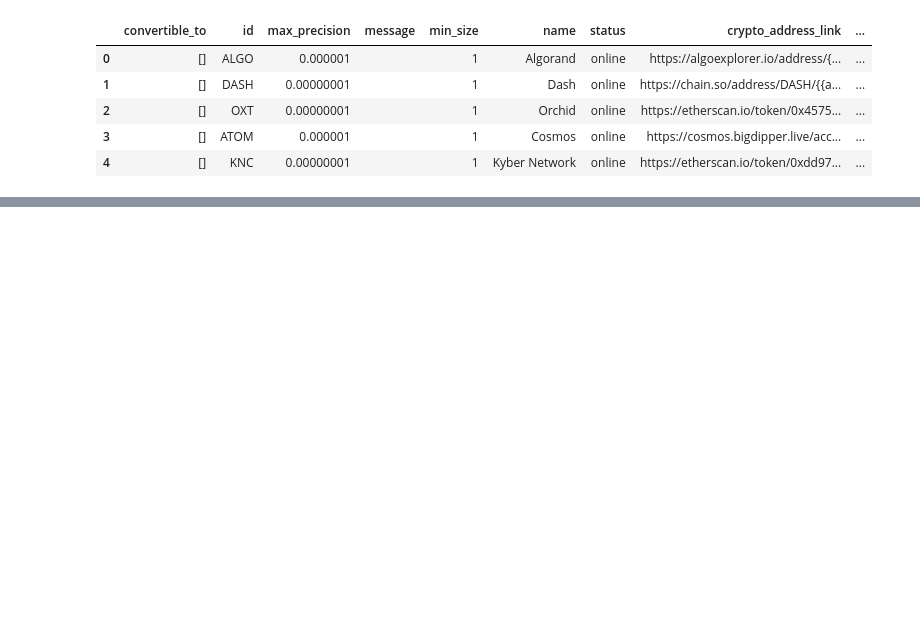
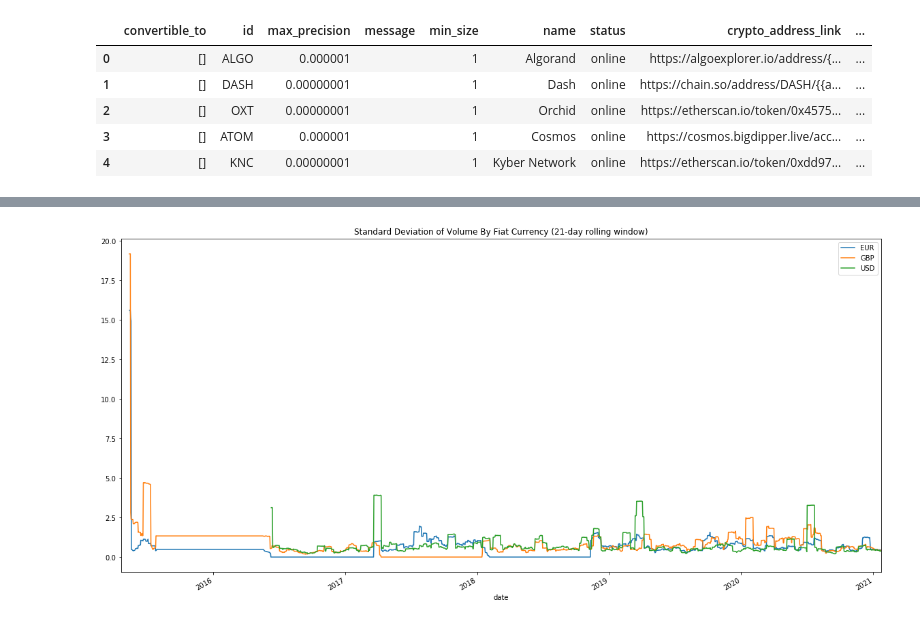
Before and after one commit to aalfiler/Crash_Course_In_Crypto, a Jupyter notebook: notebooks/volume_by_currency.ipynb, the cells around one changed output, grey strips where cells are left out. Drawn from its saved outputs; the diff is of its cells as text; code cells hidden in the pictures; blank space fills up the shorter version.

```diff
--- a/notebooks/volume_by_currency.ipynb
+++ b/notebooks/volume_by_currency.ipynb
@@ -77,0 +98,11 @@ data_df = data_df.drop(columns=["time"])
+# %%
+# calculate standard deviation
+volume_std = fiat_volume_pct_df.std()
+
+# Calculate rolling standard deviation
+rolling_volume_std = fiat_volume_pct_df.rolling(window=21).std()
+
+# Plot rolling standard deviation
+ax = rolling_volume_std.plot(figsize=(20,10), title="Standard Deviation of Volume By Fiat Currency (21-day rolling window)")
+# %% [output]
+[figure, added]
```
Also changed, not shown: parts of 12 cells of this notebook.
